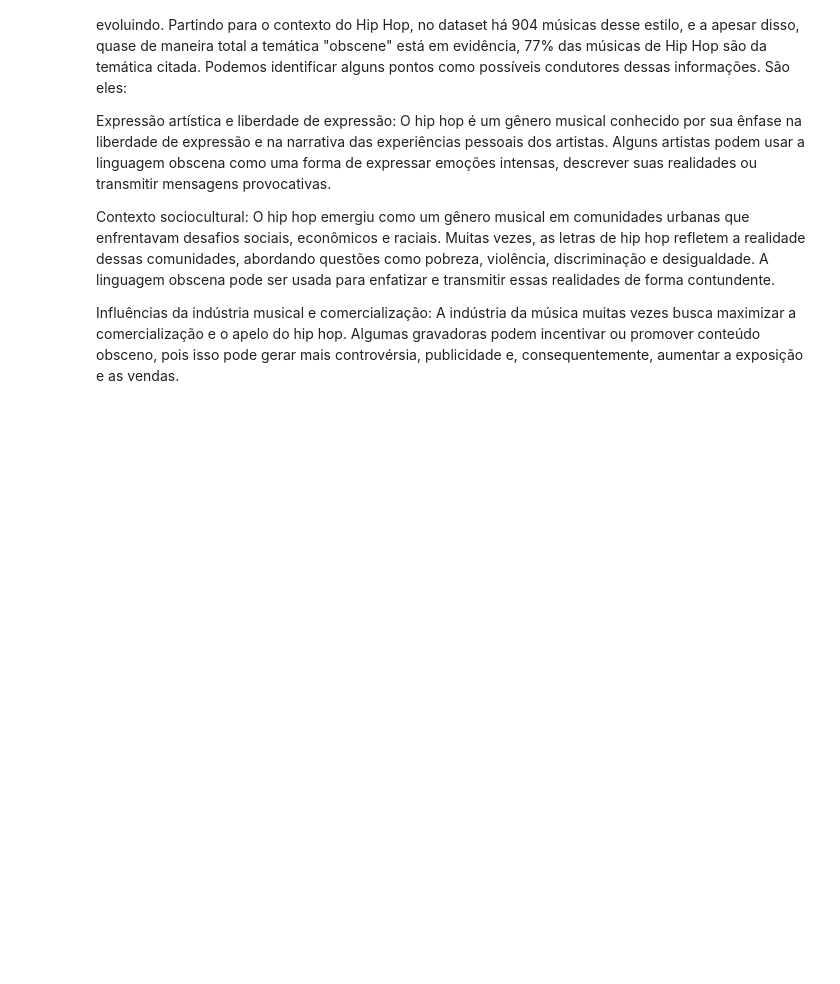
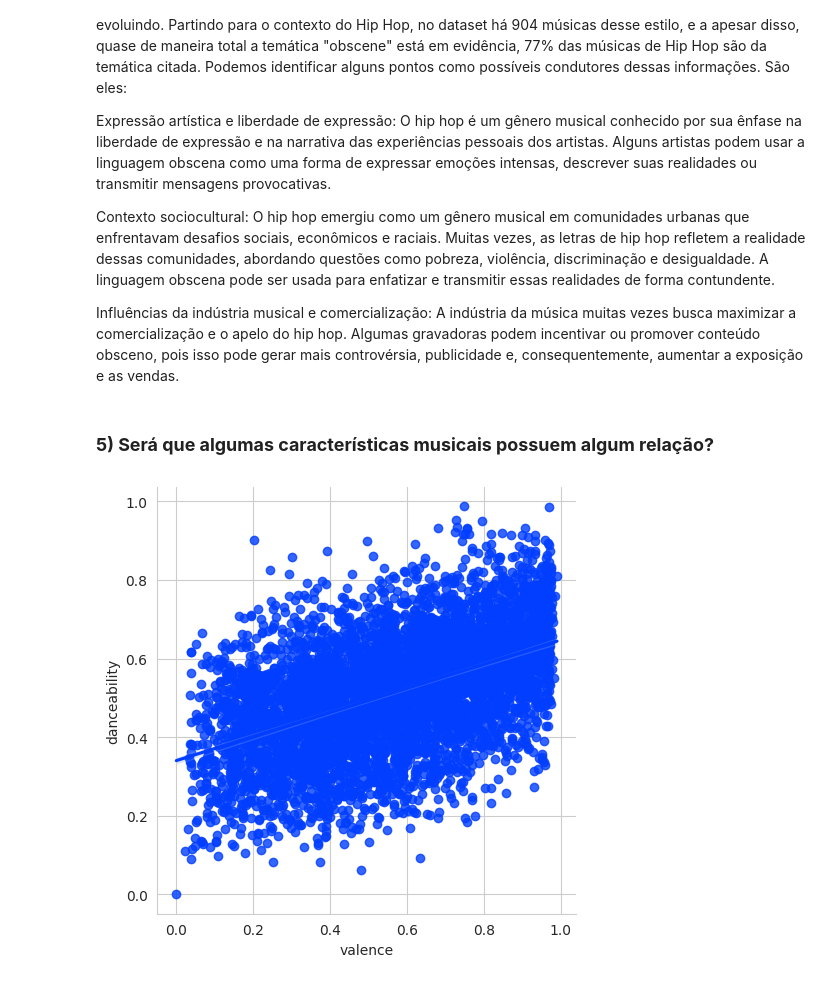
Before and after one commit to jonatahpfg/Projeto-ICD-UFPB, a Jupyter notebook: Cópia_de__Original_de_Projeto_ICD.ipynb, the cells around one changed output. Drawn from its saved outputs; the diff is of its cells as text; code cells hidden in the pictures; blank space fills up the shorter version.

```diff
--- a/Cópia_de__Original_de_Projeto_ICD.ipynb
+++ b/Cópia_de__Original_de_Projeto_ICD.ipynb
@@ -377,3 +360,10 @@ Expressão artística e liberdade de expressão: O hip hop é um gênero musical
 Contexto sociocultural: O hip hop emergiu como um gênero musical em comunidades urbanas que enfrentavam desafios sociais, econômicos e raciais. Muitas vezes, as letras de hip hop refletem a realidade dessas comunidades, abordando questões como pobreza, violência, discriminação e desigualdade. A linguagem obscena pode ser usada para enfatizar e transmitir essas realidades de forma contundente.
 
 Influências da indústria musical e comercialização: A indústria da música muitas vezes busca maximizar a comercialização e o apelo do hip hop. Algumas gravadoras podem incentivar ou promover conteúdo obsceno, pois isso pode gerar mais controvérsia, publicidade e, consequentemente, aumentar a exposição e as vendas.
+# %% [markdown]
+### **5) Será que algumas características musicais possuem algum relação?**
+# %%
+sns.lmplot(data=df_numeric, x= 'valence', y= 'danceability')
+plt.show()
+# %% [output]
+[figure, added]
```
Also changed, not shown: parts of 18 cells of this notebook.
